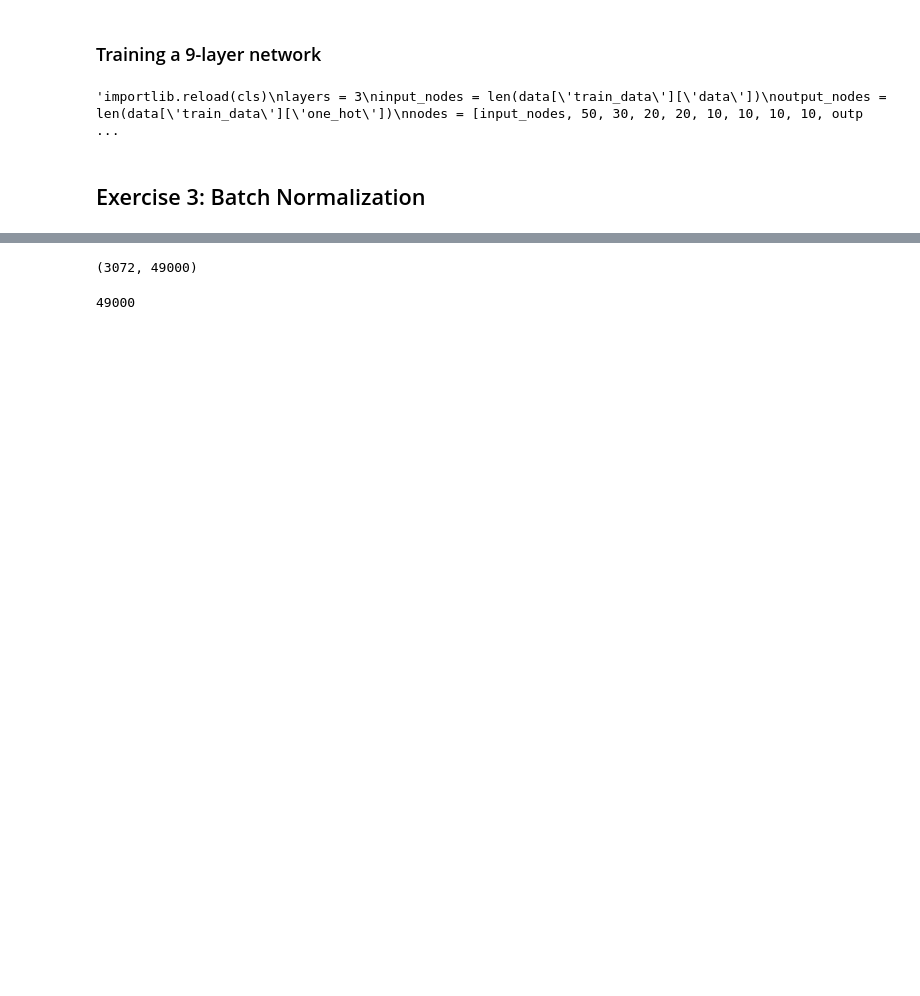
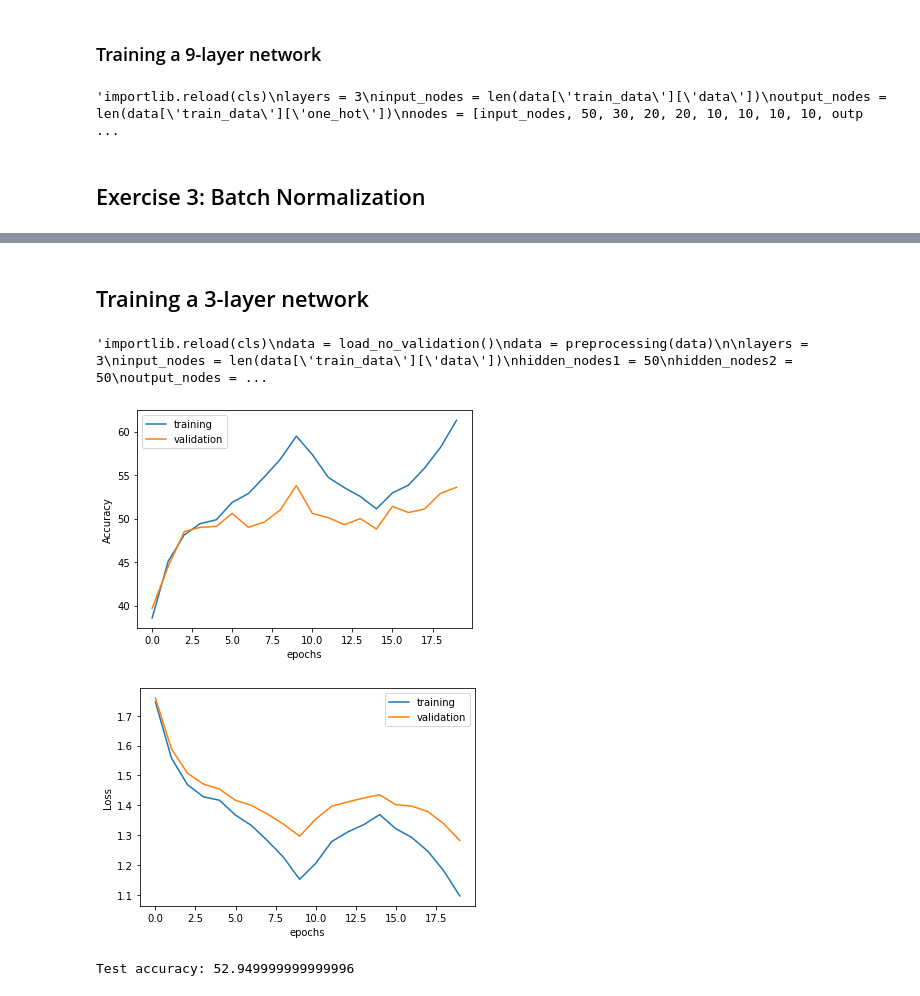
Before and after one commit to annasanchez27/DD2424-deep-learning-data-science, a Jupyter notebook: lab3/experiments.ipynb, the cells around one changed output, grey strips where cells are left out. Cells and saved outputs as stored; diff of their text form; code cells hidden in the pictures; blank space fills up the shorter version.

```diff
--- a/lab3/experiments.ipynb
+++ b/lab3/experiments.ipynb
@@ -231,29 +269,74 @@ print("Test accuracy:" ,test_accuracy)"""
+# %% [markdown]
+## Training a 3-layer network
+# %%
+"""importlib.reload(cls)
+data = load_no_validation()
+data = preprocessing(data)
+
+layers = 3
+input_nodes = len(data['train_data']['data'])
+hidden_nodes1 = 50
+hidden_nodes2 = 50
+output_nodes = len(data['train_data']['one_hot'])
+
+n_batch = 100
+cycles = 2
+n_s = 5*49000/n_batch
+n = len(data['train_data']['data'][0])
+epochs = int(cycles*n_s*2/(n/n_batch))
+lamda = 0.005
+
+classifier = cls.Classifier()
+classifier.add_layer(n=hidden_nodes1, input_nodes=input_nodes)
+classifier.add_layer(n=hidden_nodes2, input_nodes=hidden_nodes1)
+classifier.add_layer(n=output_nodes,input_nodes=hidden_nodes2)
+metrics = classifier.fit(data['train_data']['data'], data['train_data']['one_hot'],
+                         data['validation_data']['data'], data['validation_data']['one_hot'],
+                         data['train_data']['labels'],
+                         data['validation_data']['labels'],
+                         'cross-entropy',
+                         n_batch=n_batch, eta=1e-5, n_epochs=epochs, lamda=lamda, eta_min=1e-5, eta_max=1e-1, n_s=n_s)
+error_plot_normal(metrics['accuracy_train'], metrics['accuracy_val'], "Accuracy")
+error_plot_normal(metrics['loss_train'], metrics['loss_val'], "Loss")
+prediction_test = classifier.predict(data['test_data']['data'])
+test_accuracy = classifier.compute_accuracy(data['test_data']['labels'],prediction_test)
+print("Test accuracy:" ,test_accuracy)"""
+# %% [output]
+'importlib.reload(cls)\ndata = load_no_validation()\ndata = preprocessing(data)\n\nlayers = 3\ninput_nodes = len(data[\'train_data\'][\'data\'])\nhidden_nodes1 = 50\nhidden_nodes2 = 50\noutput_nodes = ...
 # %%
 importlib.reload(cls)
-importlib.reload(layer)
 data = load_no_validation()
 data = preprocessing(data)
 
-layers = 2
+layers = 3
 input_nodes = len(data['train_data']['data'])
-hidden_nodes = 50
+hidden_nodes1 = 50
+hidden_nodes2 = 50
 output_nodes = len(data['train_data']['one_hot'])
 
-n_batch = 90
-cycles = 3
-n_s = 1000
+n_batch = 100
+cycles = 2
+n_s = 5*49000/n_batch
 n = len(data['train_data']['data'][0])
 epochs = int(cycles*n_s*2/(n/n_batch))
+lamda = 0.005
 
 classifier = cls.Classifier()
-classifier.add_layer(n=hidden_nodes, input_nodes=input_nodes)
-classifier.add_layer(n=output_nodes,input_nodes=hidden_nodes)
-prediction = classifier.predict(data['train_data']['data'],complete=False,batch_normalization=False)
+classifier.add_layer(n=hidden_nodes1, input_nodes=input_nodes)
+classifier.add_layer(n=hidden_nodes2, input_nodes=hidden_nodes1)
+classifier.add_layer(n=output_nodes,input_nodes=hidden_nodes2)
+metrics = classifier.fit(data['train_data']['data'], data['train_data']['one_hot'],
+                         data['validation_data']['data'], data['validation_data']['one_hot'],
+                         data['train_data']['labels'],
+                         data['validation_data']['labels'],
+                         'cross-entropy',
+                         n_batch=n_batch, eta=1e-5, n_epochs=epochs, lamda=lamda, eta_min=1e-5, eta_max=1e-1, n_s=n_s, batch_norm=True)
+error_plot_normal(metrics['accuracy_train'], metrics['accuracy_val'], "Accuracy")
+error_plot_normal(metrics['loss_train'], metrics['loss_val'], "Loss")
+prediction_test = classifier.predict(data['test_data']['data'],batch_normalization=True)
+test_accuracy = classifier.compute_accuracy(data['test_data']['labels'],prediction_test)
+print("Test accuracy:" ,test_accuracy)
+# %% [output]
+[figure, added]
+[figure, added]
+Test accuracy: 52.949999999999996
-# %%
-data['train_data']['data'].shape
-# %% [output]
-(3072, 49000)
-# %%
-len(prediction[0])
-# %% [output]
-49000
```
Also changed, not shown: parts of 14 cells of this notebook, 2 other files.
